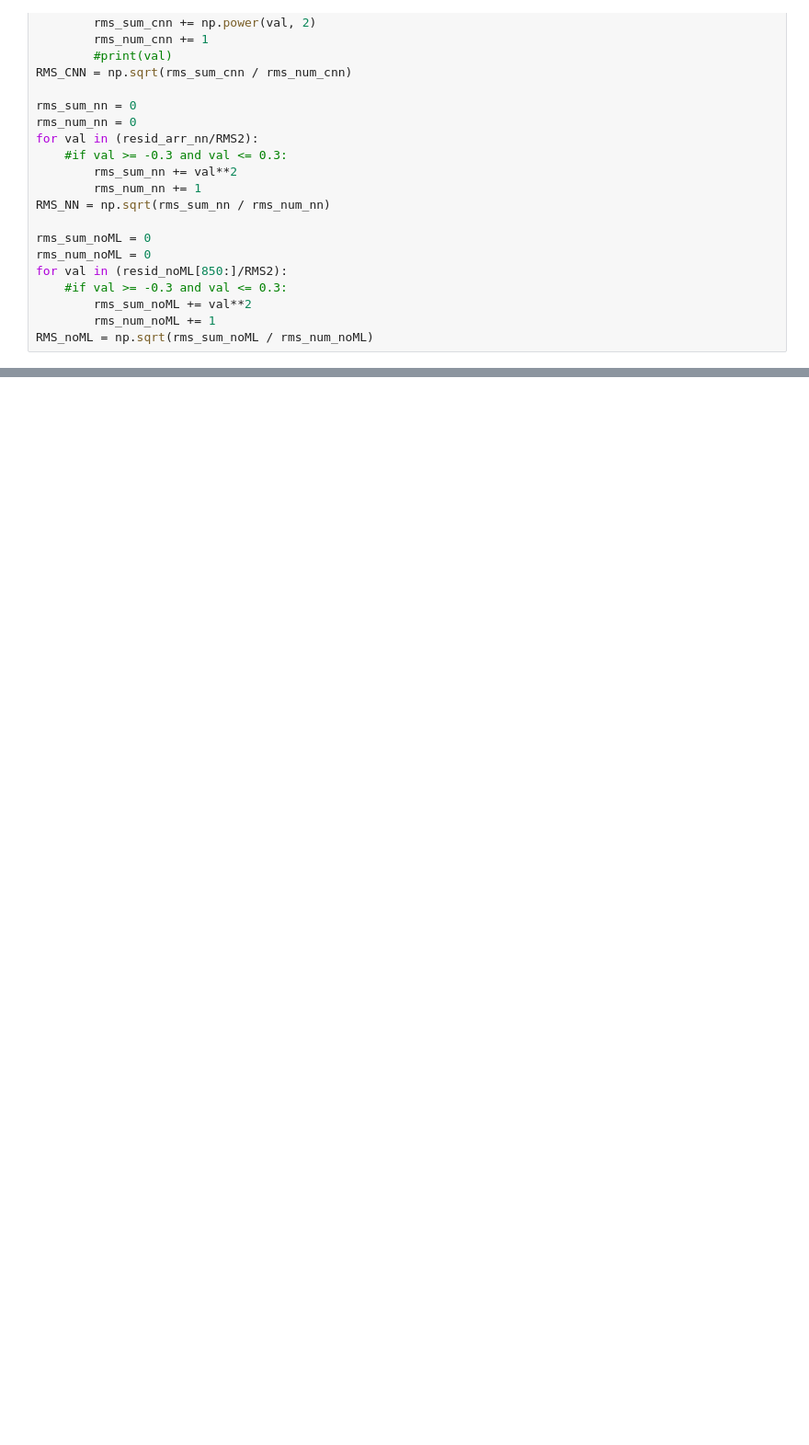
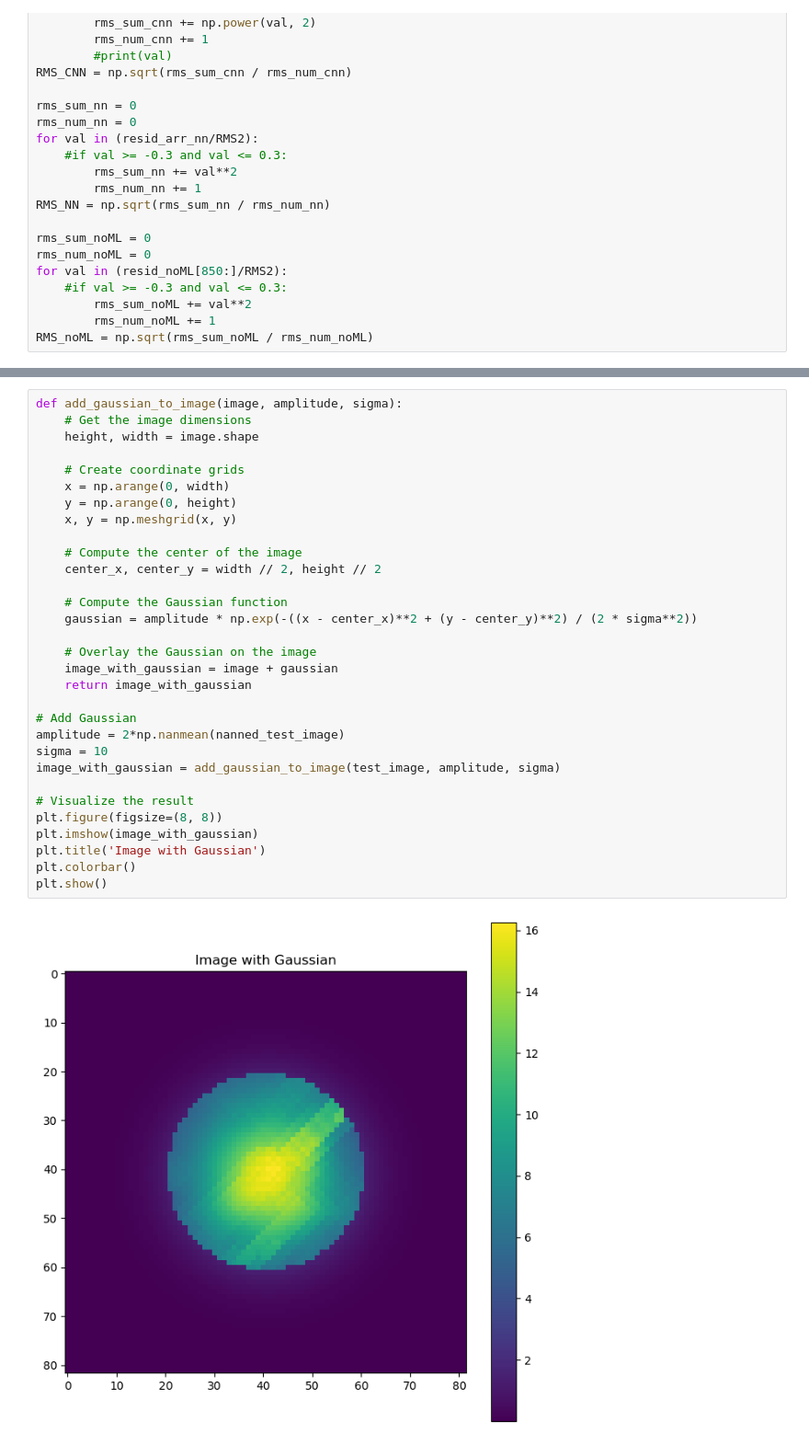
Before and after one commit to Harjas123/the-inpainter, a Jupyter notebook: neural_nets.ipynb, the cells around one changed output, grey strips where cells are left out. Shown at 92% size. Drawn from its saved outputs; the diff is of its cells as text; blank space fills up the shorter version.

```diff
--- a/neural_nets.ipynb
+++ b/neural_nets.ipynb
@@ -739,0 +754,33 @@ No ML:  0.05210483390114746
+# %%
+def add_gaussian_to_image(image, amplitude, sigma):
+    # Get the image dimensions
+    height, width = image.shape
+
+    # Create coordinate grids
+    x = np.arange(0, width)
+    y = np.arange(0, height)
+    x, y = np.meshgrid(x, y)
+
+    # Compute the center of the image
+    center_x, center_y = width // 2, height // 2
+
+    # Compute the Gaussian function
+    gaussian = amplitude * np.exp(-((x - center_x)**2 + (y - center_y)**2) / (2 * sigma**2))
+
+    # Overlay the Gaussian on the image
+    image_with_gaussian = image + gaussian
+    return image_with_gaussian
+
+# Add Gaussian
+amplitude = 2*np.nanmean(nanned_test_image)
+sigma = 10
+image_with_gaussian = add_gaussian_to_image(test_image, amplitude, sigma)
+
+# Visualize the result
+plt.figure(figsize=(8, 8))
+plt.imshow(image_with_gaussian)
+plt.title('Image with Gaussian')
+plt.colorbar()
+plt.show()
+# %% [output]
+[figure, added]
```
Also changed, not shown: parts of 28 cells of this notebook.
